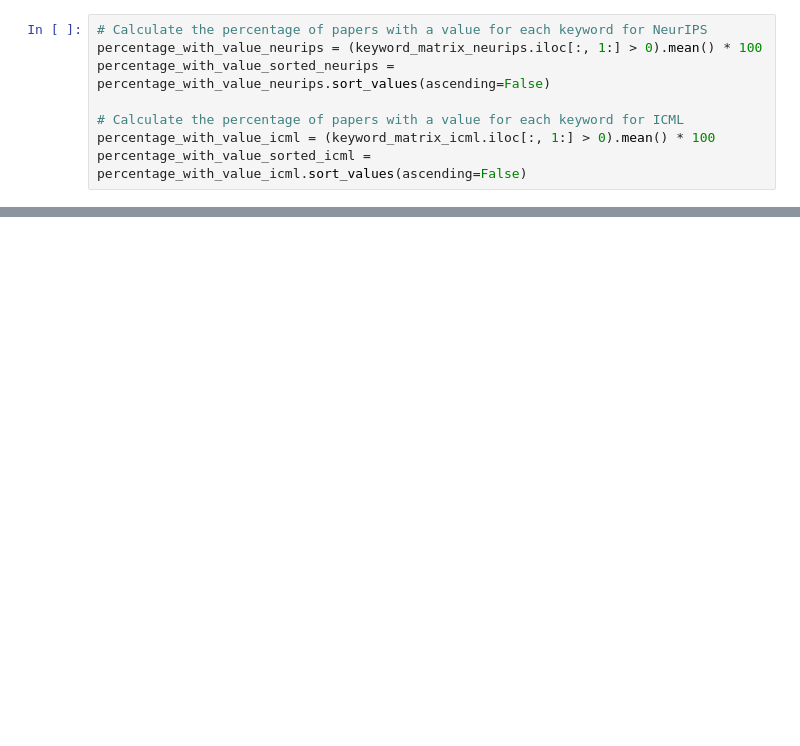
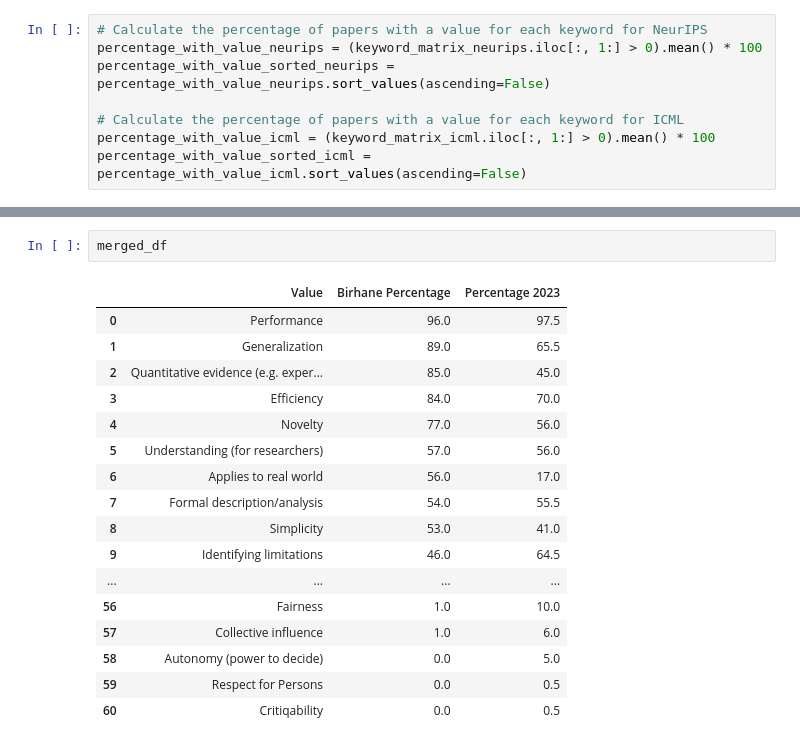
Before and after one commit to IsabelKurth/values-in-ml-research, a Jupyter notebook: analysis_and_plots.ipynb, the cells around one changed output, grey strips where cells are left out. Cells and saved outputs as stored; diff of their text form; blank space fills up the shorter version.

Commit message:
restructuring of section analysis

```diff
--- a/analysis_and_plots.ipynb
+++ b/analysis_and_plots.ipynb
@@ -287,3 +296,23 @@ plt.show()
+# %%
+merged_df
+# %% [output]
+|  | Value | Birhane Percentage | Percentage 2023 |
+| 0 | Performance | 96.0 | 97.5 |
+| 1 | Generalization | 89.0 | 65.5 |
+| 2 | Quantitative evidence (e.g. exper... | 85.0 | 45.0 |
+| 3 | Efficiency | 84.0 | 70.0 |
+| 4 | Novelty | 77.0 | 56.0 |
+| 5 | Understanding (for researchers) | 57.0 | 56.0 |
+| 6 | Applies to real world | 56.0 | 17.0 |
+| 7 | Formal description/analysis | 54.0 | 55.5 |
+| 8 | Simplicity | 53.0 | 41.0 |
+| 9 | Identifying limitations | 46.0 | 64.5 |
+| ... | ... | ... | ... |
+| 56 | Fairness | 1.0 | 10.0 |
+| 57 | Collective influence | 1.0 | 6.0 |
+| 58 | Autonomy (power to decide) | 0.0 | 5.0 |
+| 59 | Respect for Persons | 0.0 | 0.5 |
+| 60 | Critiqability | 0.0 | 0.5 |
 # %%
 subset_melted_df = merged_df[merged_df['Value'].isin(highlight_keywords)]
 subset_melted_df
```
Also changed, not shown: parts of 12 cells of this notebook, 22 other files.
